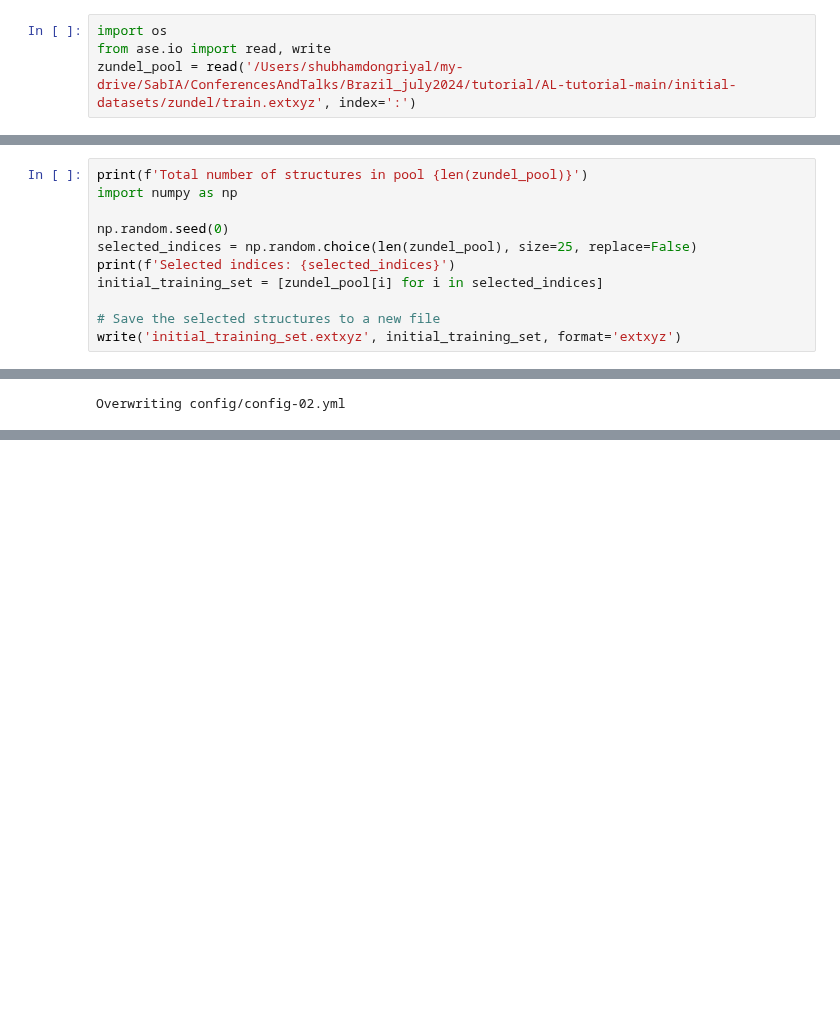
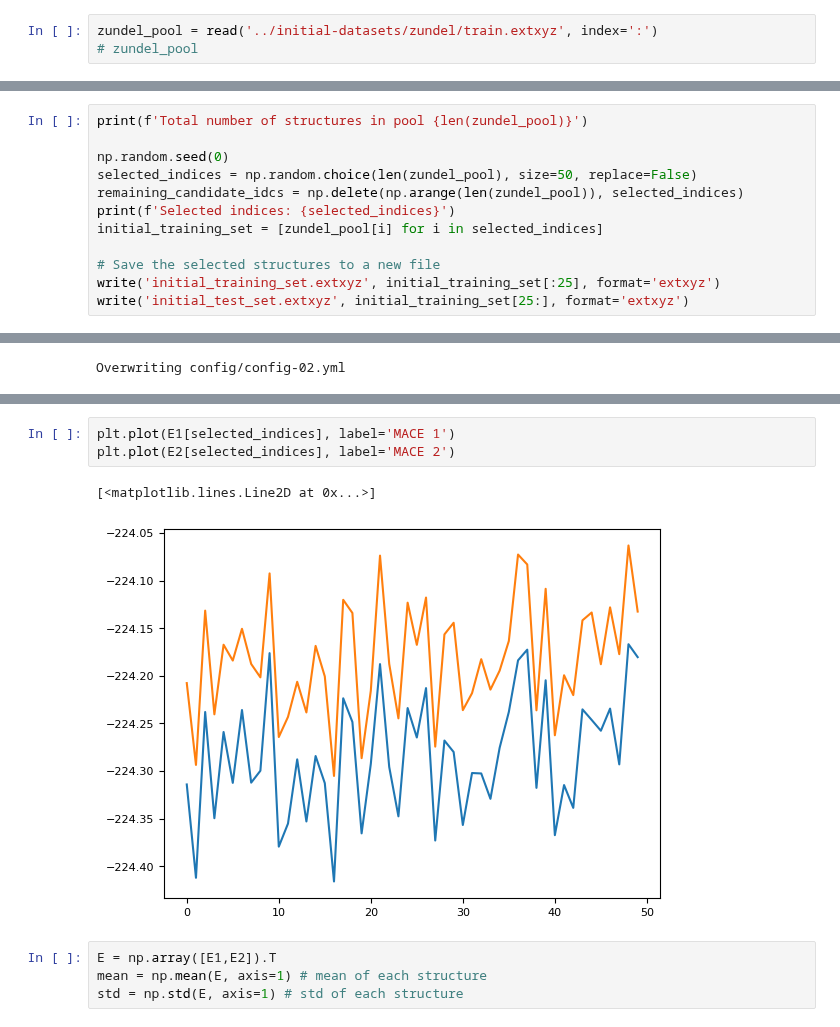
Before and after one commit to sabia-group/AL-tutorial, a Jupyter notebook: notebooks/tutorial.ipynb, the cells around one changed output, grey strips where cells are left out. Cells and saved outputs as stored; diff of their text form; blank space fills up the shorter version.

```diff
--- a/notebooks/tutorial.ipynb
+++ b/notebooks/tutorial.ipynb
@@ -11,5 +30,4 @@ TO DO
 # %%
-import os
-from ase.io import read, write
-zundel_pool = read('/Users/shubhamdongriyal/my-drive/SabIA/ConferencesAndTalks/Brazil_july2024/tutorial/AL-tutorial-main/initial-datasets/zundel/train.extxyz', index=':')
+zundel_pool = read('../initial-datasets/zundel/train.extxyz', index=':')
+# zundel_pool
 # %%
@@ -26,14 +55,15 @@ def train_mace(config_file_path):
 # %%
 print(f'Total number of structures in pool {len(zundel_pool)}')
-import numpy as np
 
 np.random.seed(0)
-selected_indices = np.random.choice(len(zundel_pool), size=25, replace=False)
+selected_indices = np.random.choice(len(zundel_pool), size=50, replace=False)
+remaining_candidate_idcs = np.delete(np.arange(len(zundel_pool)), selected_indices)
 print(f'Selected indices: {selected_indices}')
 initial_training_set = [zundel_pool[i] for i in selected_indices]
 
 # Save the selected structures to a new file
-write('initial_training_set.extxyz', initial_training_set, format='extxyz')
+write('initial_training_set.extxyz', initial_training_set[:25], format='extxyz')
+write('initial_test_set.extxyz', initial_training_set[25:], format='extxyz')
 # %% [output]
 Total number of structures in pool 10001
 Selected indices: [9395  898 2398 4737 2343 5111 5507 6452 2670 3188 1087 1819 2308 6085
@@ -109,0 +163,10 @@ train_mace("config/config-01.yml")
+# %%
+plt.plot(E1[selected_indices], label='MACE 1')
+plt.plot(E2[selected_indices], label='MACE 2')
+# %% [output]
+[<matplotlib.lines.Line2D at 0x...>]
+[figure, added]
+# %%
+E = np.array([E1,E2]).T
+mean = np.mean(E, axis=1) # mean of each structure
+std = np.std(E, axis=1) # std of each structure
```
Also changed, not shown: parts of 18 cells of this notebook.
